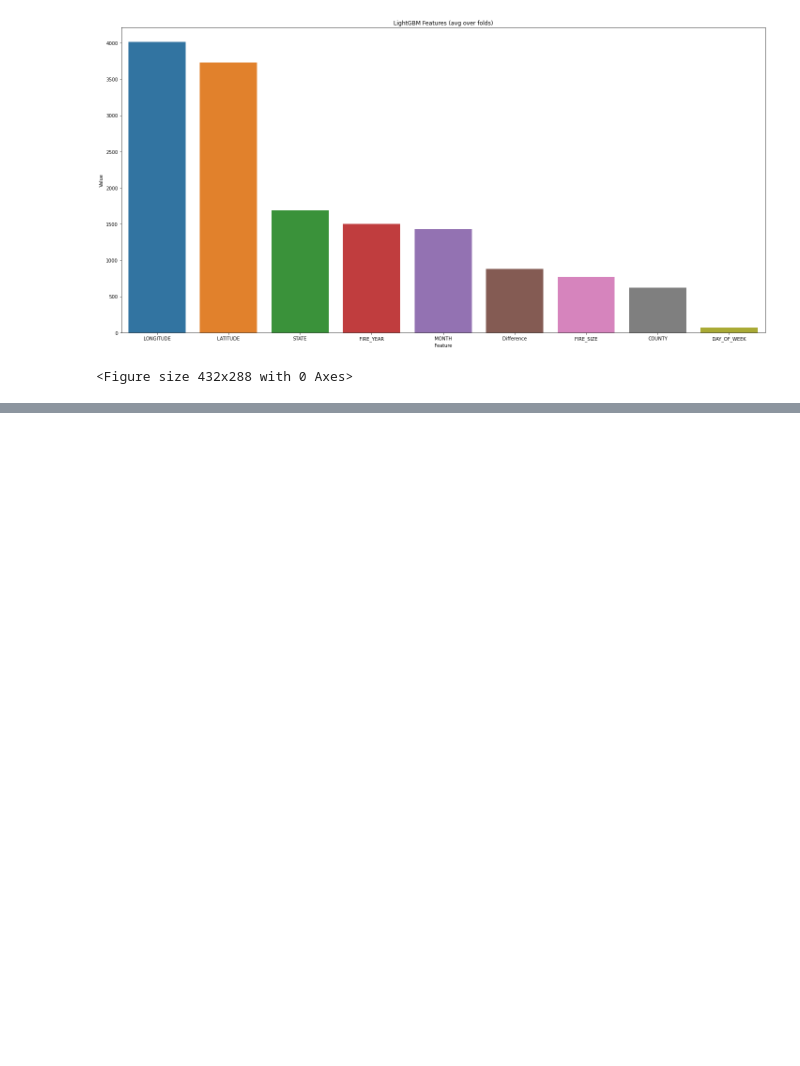
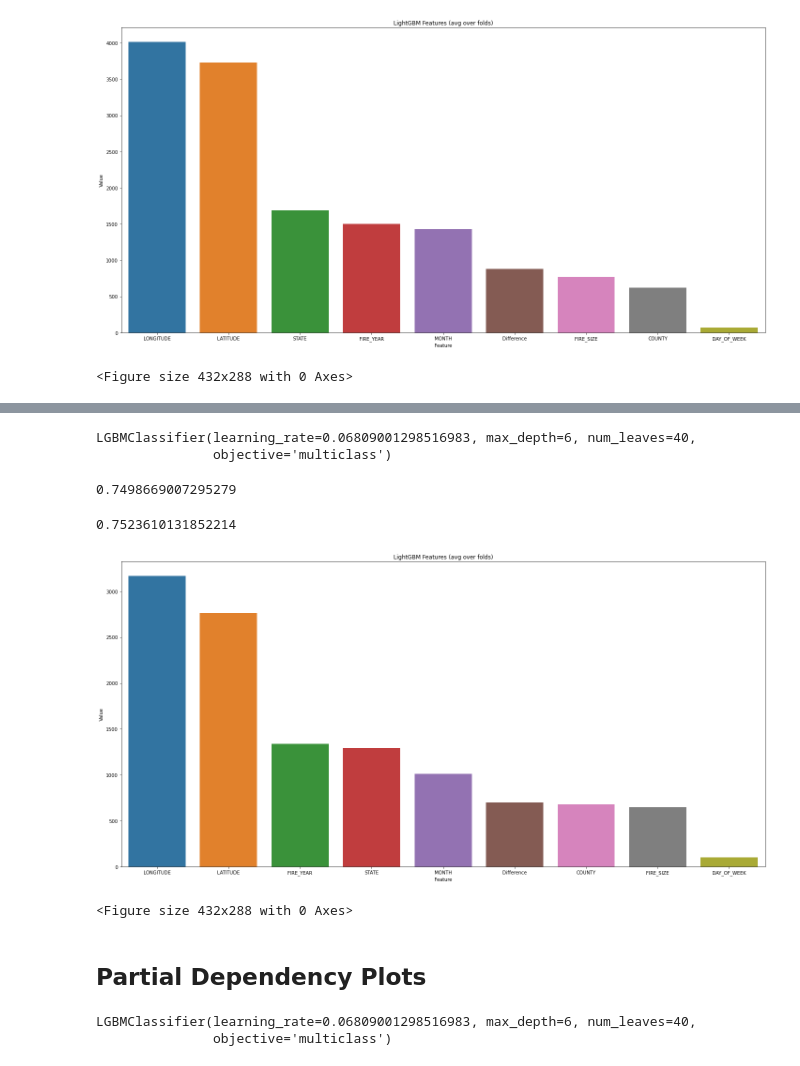
Before and after one commit to Deepsjai/ds4_team12_project, a Jupyter notebook: DS4A_Wildfire_Models.ipynb, the cells around one changed output, grey strips where cells are left out. Cells and saved outputs as stored; diff of their text form; code cells hidden in the pictures; blank space fills up the shorter version.

```diff
--- a/DS4A_Wildfire_Models.ipynb
+++ b/DS4A_Wildfire_Models.ipynb
@@ -438,0 +720,17 @@ plt.savefig('lgbm_importances-02.png')
+# %%
+sc_1 = StandardScaler()
+sc_1.fit(X)
+X_1 = pd.DataFrame(sc_1.fit_transform(X))
+# %%
+X_train,X_test,y_train,y_test=train_test_split(X_1,y,test_size=0.3,random_state=0)
+d_train=lgb.Dataset(X_train, label=y_train)
+params={}
+params['learning_rate']= 0.06809001298516983
+params['boosting_type']='gbdt'
+params['objective']='multiclass'
+params['metric']='multi_logloss'
+params['max_depth']=6
+params['num_class']=4
+params['num_leaves']=40
+# %%
+clf = lgb.train(params,d_train,100)
@@ -438,0 +747,36 @@ plt.savefig('lgbm_importances-02.png')
+# %%
+clf = lgb.LGBMClassifier(objective="multiclass", boosting_type = 'gbdt',num_leaves = 40, max_depth =6 ,learning_rate =
+                        0.06809001298516983)
+clf.fit(X_train, y_train)
+# %% [output]
+LGBMClassifier(learning_rate=0.06809001298516983, max_depth=6, num_leaves=40,
+               objective='multiclass')
+# %%
+y_pred_4=clf.predict(X_test)
+#y_pred_4 = [np.argmax(line) for line in y_pred_4]
+accuracy=accuracy_score(y_pred_4,y_test)
+accuracy
+# %% [output]
+0.7498669007295279
+# %%
+y_pred_1=clf.predict(X_test)
+y_pred_1 = [np.argmax(line) for line in y_pred_1]
+accuracy=accuracy_score(y_pred_1,y_test)
+accuracy
+# %% [output]
+0.7523610131852214
+# %%
+feature_imp = pd.DataFrame(sorted(zip(clf.feature_importance(),c.columns)), columns=['Value','Feature'])
+
+plt.figure(figsize=(20, 10))
+sns.barplot(x="Feature", y="Value", data=feature_imp.sort_values(by="Value",
+                                                        ascending=False))
+plt.title('LightGBM Features (avg over folds)')
+plt.tight_layout()
+plt.show()
+plt.savefig('lgbm_importances-03.png')
+# %% [output]
+[figure, added]
+<Figure size 432x288 with 0 Axes>
+# %% [markdown]
+## Partial Dependency Plots
@@ -438,0 +788,5 @@ plt.savefig('lgbm_importances-02.png')
+# %%
+clf
+# %% [output]
+LGBMClassifier(learning_rate=0.06809001298516983, max_depth=6, num_leaves=40,
+               objective='multiclass')
```
Also changed, not shown: parts of 40 cells of this notebook.
